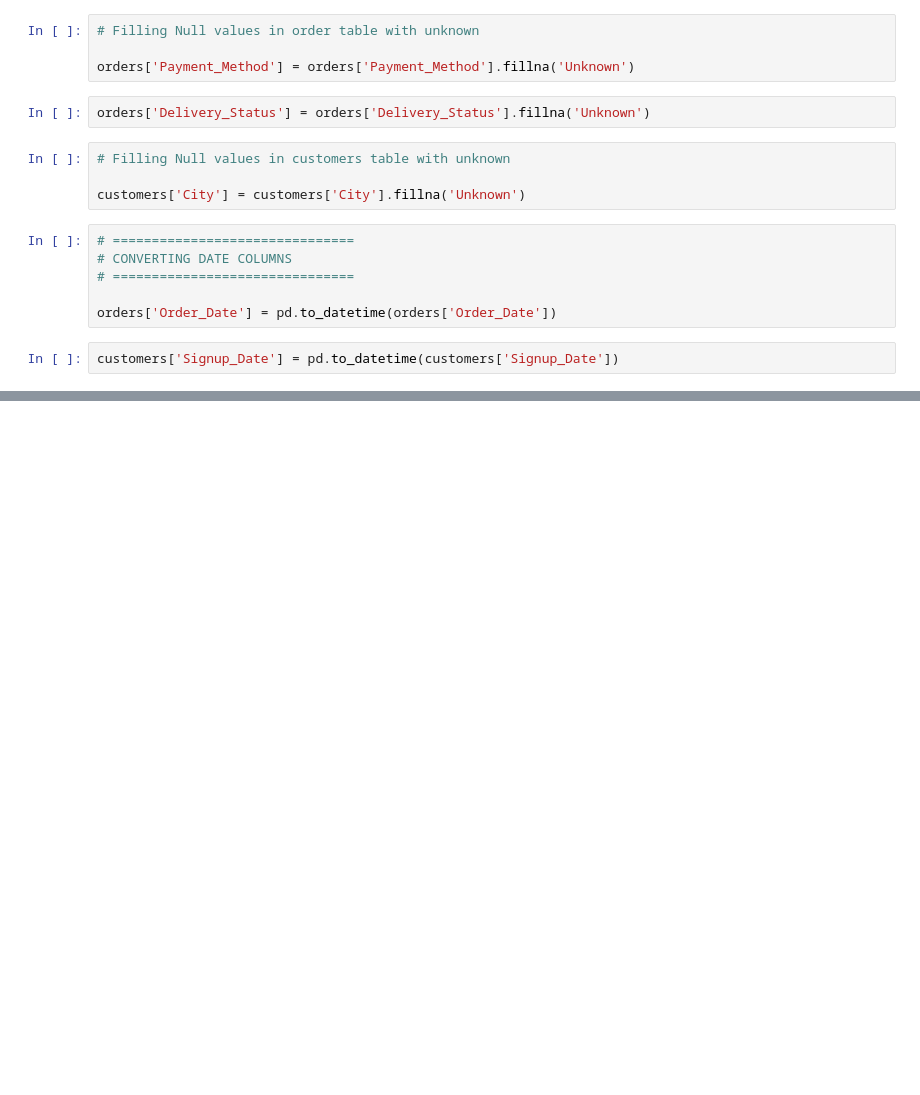
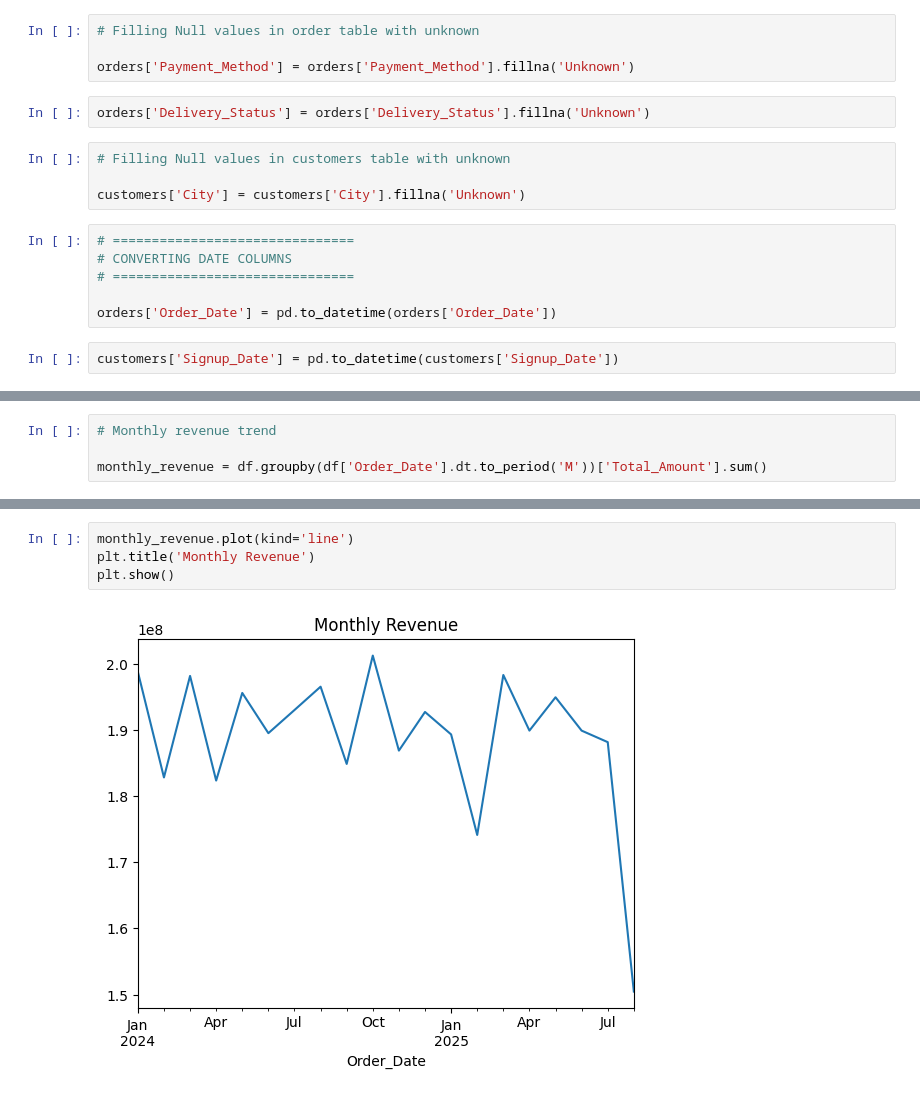
Before and after one commit to GiggaCat/ecommerce-data-analytics-project, a Jupyter notebook: python/analysis.ipynb, the cells around one changed output, grey strips where cells are left out. Saved outputs shown, nothing was run; the diff lists cells and outputs as text; blank space fills up the shorter version.

```diff
--- a/python/analysis.ipynb
+++ b/python/analysis.ipynb
@@ -126,0 +182,4 @@ customers['Signup_Date'] = pd.to_datetime(customers['Signup_Date'])
+# %%
+# Monthly revenue trend
+
+monthly_revenue = df.groupby(df['Order_Date'].dt.to_period('M'))['Total_Amount'].sum()
@@ -126,0 +258,6 @@ customers['Signup_Date'] = pd.to_datetime(customers['Signup_Date'])
+# %%
+monthly_revenue.plot(kind='line')
+plt.title('Monthly Revenue')
+plt.show()
+# %% [output]
+[figure, added]
```
Also changed, not shown: parts of 16 cells of this notebook.
